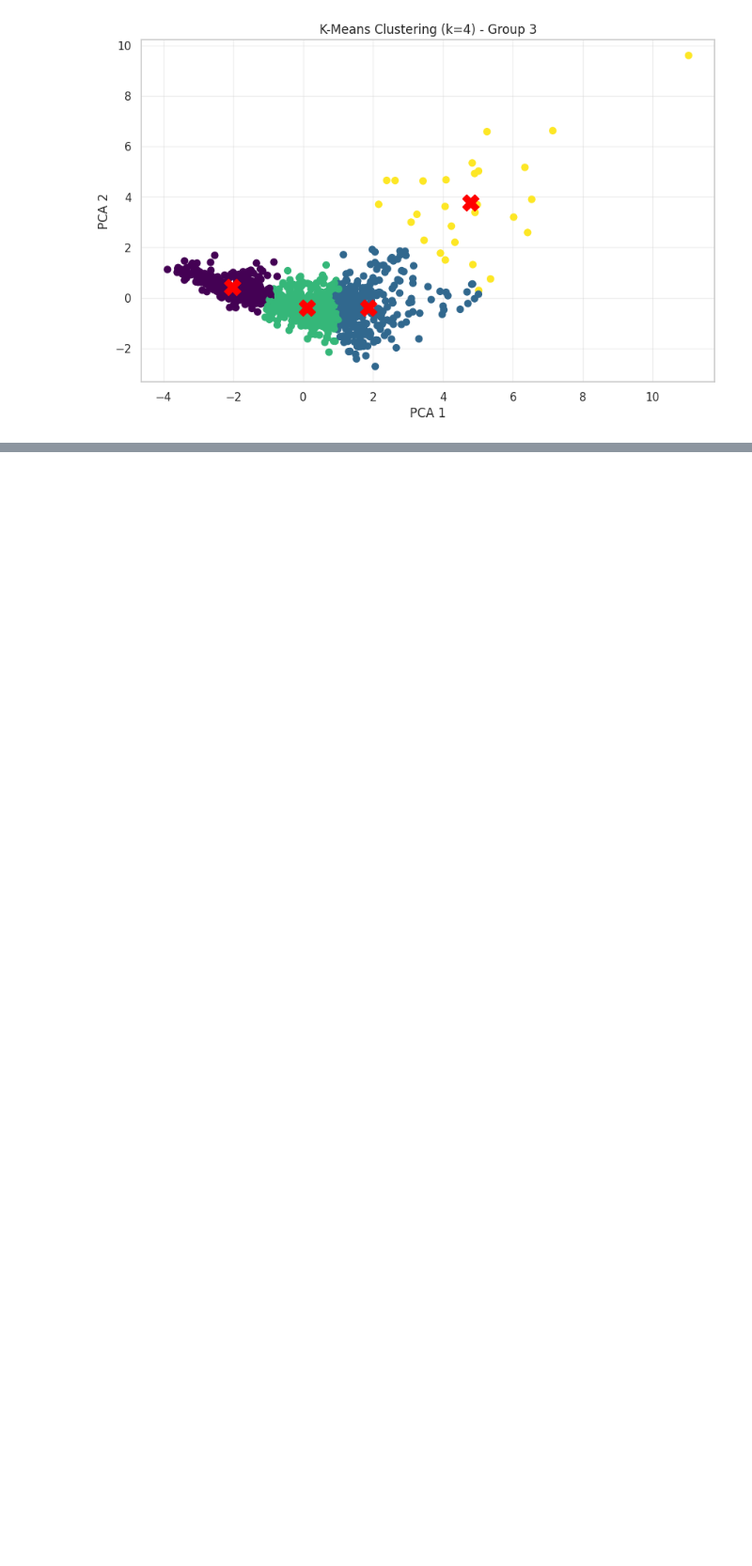
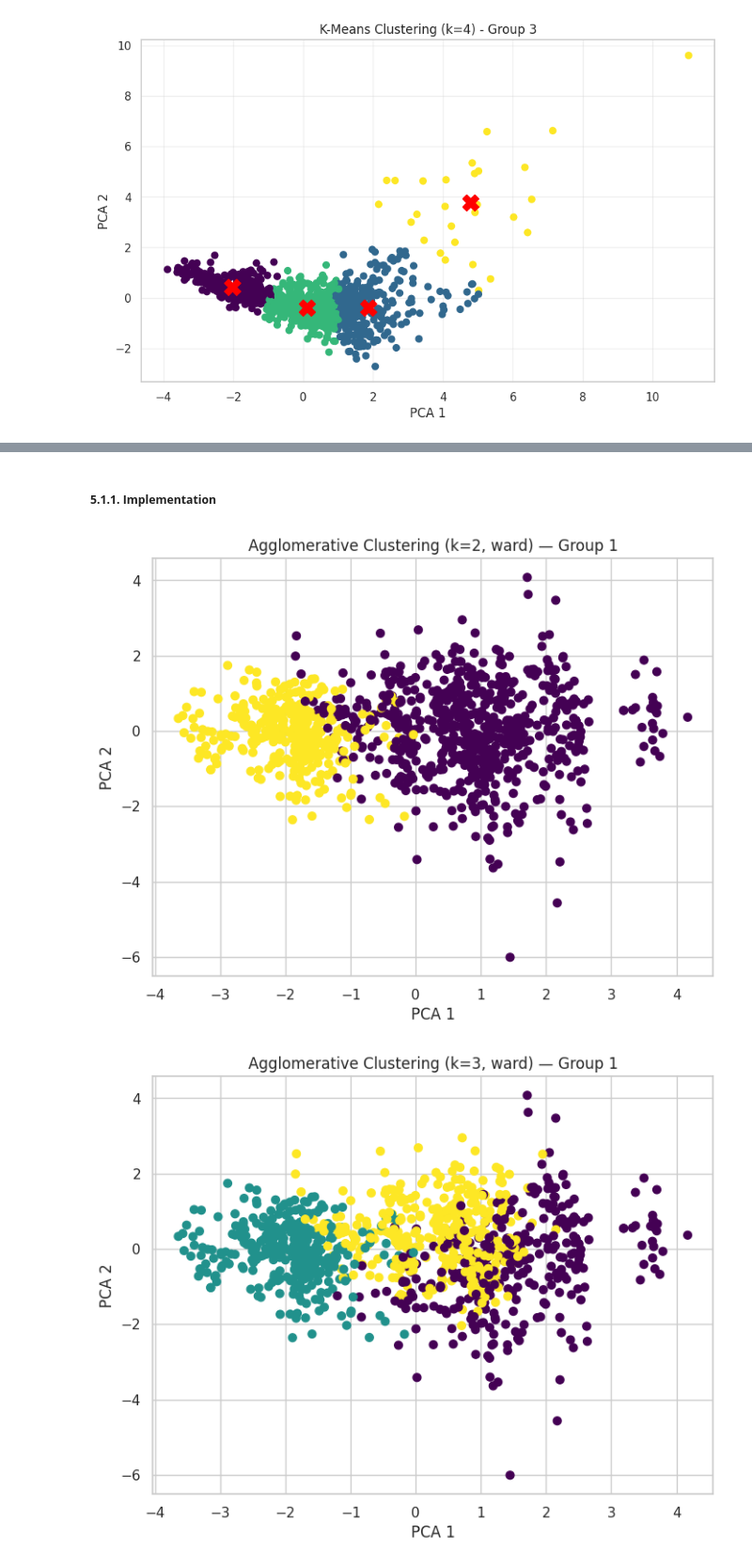
Before and after one commit to NathanaelLUCETTE/projet_ML, a Jupyter notebook: pokemon_clustering_project.ipynb, the cells around one changed output, grey strips where cells are left out. Shown at 94% size. Saved outputs shown, nothing was run; the diff lists cells and outputs as text; code cells hidden in the pictures; blank space fills up the shorter version.

Commit message:
Hierarchical Clustering for each group

```diff
--- a/pokemon_clustering_project.ipynb
+++ b/pokemon_clustering_project.ipynb
@@ -453,0 +469,22 @@ df['km_g3_k4'] = run_kmeans(X_group3_scaled, 4, "Group 3")
+# %%
+from sklearn.cluster import AgglomerativeClustering
+from sklearn.decomposition import PCA
+
+def run_agglomerative(data_scaled, k, linkage="ward", title=""):
+    agg = AgglomerativeClustering(n_clusters=k, linkage=linkage)
+    labels = agg.fit_predict(data_scaled)
+
+    # PCA for visualization
+    pca = PCA(n_components=2)
+    reduced = pca.fit_transform(data_scaled)
+
+    # Plot
+    plt.figure(figsize=(8,6))
+    plt.scatter(reduced[:,0], reduced[:,1], c=labels, cmap="viridis", s=40)
+    plt.title(f"Agglomerative Clustering (k={k}, {linkage}) — {title}")
+    plt.xlabel("PCA 1")
+    plt.ylabel("PCA 2")
+    plt.grid(True)
+    plt.show()
+
+    return labels
@@ -453,0 +493,9 @@ df['km_g3_k4'] = run_kmeans(X_group3_scaled, 4, "Group 3")
+# %% [markdown]
+##### **5.1.1. Implementation**
+# %%
+df['hc_g1_k2'] = run_agglomerative(X_group1_scaled, 2, title="Group 1")
+df['hc_g1_k3'] = run_agglomerative(X_group1_scaled, 3, title="Group 1")
+df['hc_g1_k4'] = run_agglomerative(X_group1_scaled, 4, title="Group 1")
+# %% [output]
+[figure, added]
+[figure, added]
```
Also changed, not shown: parts of 13 cells of this notebook.
